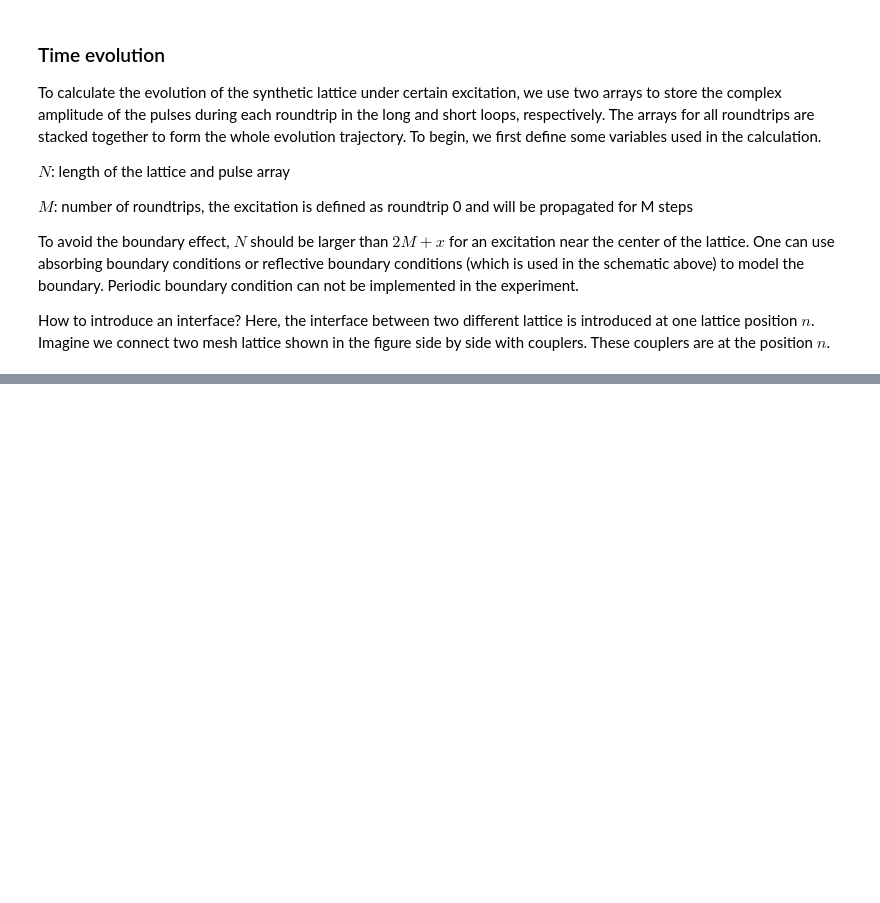
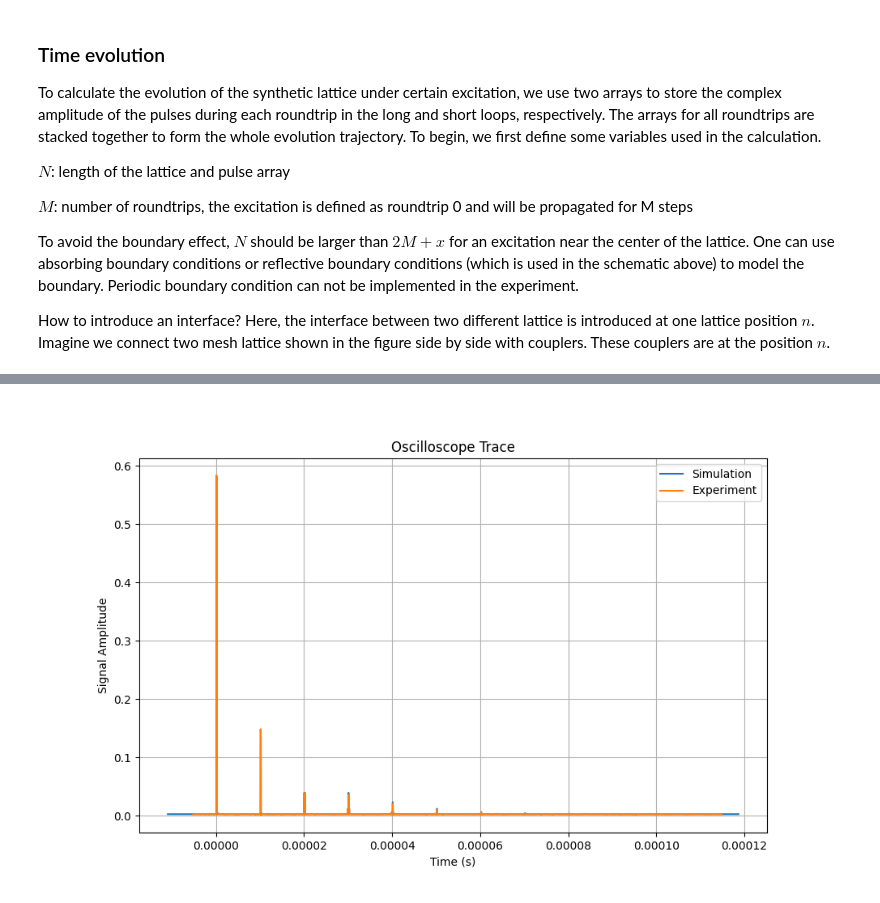
Before and after one commit to nlphotonics/light_walk_in_two_loops, a Jupyter notebook: two_loop_light_walk.ipynb, the cells around one changed output, grey strips where cells are left out. Drawn from its saved outputs; the diff is of its cells as text; code cells hidden in the pictures; blank space fills up the shorter version.

```diff
--- a/two_loop_light_walk.ipynb
+++ b/two_loop_light_walk.ipynb
@@ -999,3 +1000,57 @@ plt.show()
+# %%
+import numpy as np
+import matplotlib.pyplot as plt
+%matplotlib widget
+
+# plot oscilloscope trace
+pulse_width = 50e-9 # in seconds
+roundtrip_time = 9.97e-6
+loop_time_difference = 150e-9 # distance between the neighboring pulses
+
+# parameters to match with the experimental data
+t_bias = -970e-9
+s_scale = 58
+s_background = 0.0025
+
+exp_data = np.genfromtxt('exp-data.csv', delimiter=',', skip_header=1)
+
+power_long = np.square(np.absolute(evolution_long))
+power_short = np.square(np.absolute(evolution_short))
+
+def add_square_pulse(trace_t, pulse_trace, start_time, pulse_width, amplitude):
+    # Find indices corresponding to the pulse start and end times
+    start_index = np.argmin(np.abs(trace_t - start_time))
+    end_index = np.argmin(np.abs(trace_t - (start_time + pulse_width)))
+
+    # Set the pulse amplitude for the specified time range
+    pulse_trace[start_index:end_index] = amplitude
+
+    return pulse_trace
+
+
+sample_time = 5e-9 # distance between data points
+
+trace_t = np.arange(-1*roundtrip_time,(M+2)*roundtrip_time,sample_time)
+trace_s = np.zeros_like(trace_t)
+
+for (i, j), element in np.ndenumerate(power_long):
+    start_time = i*roundtrip_time + j*loop_time_difference/2
+    trace_s = add_square_pulse(trace_t,trace_s,start_time,pulse_width,element)
+
+trace_t = trace_t + t_bias
+trace_s = trace_s*s_scale + s_background
+
+plt.figure(figsize=(10, 6))
+plt.plot(trace_t, trace_s, label='Simulation')
+plt.plot(exp_data[:, 0], exp_data[:, 1], label='Experiment')
+plt.xlabel('Time (s)')
+plt.ylabel('Signal Amplitude')
+plt.title('Oscilloscope Trace')
+plt.legend()
+plt.grid(True)
+plt.show()
+# %% [output]
+[figure, added]
 # %%
 # plot log scale
 import matplotlib
```
Also changed, not shown: parts of 9 cells of this notebook, 1 other file.
